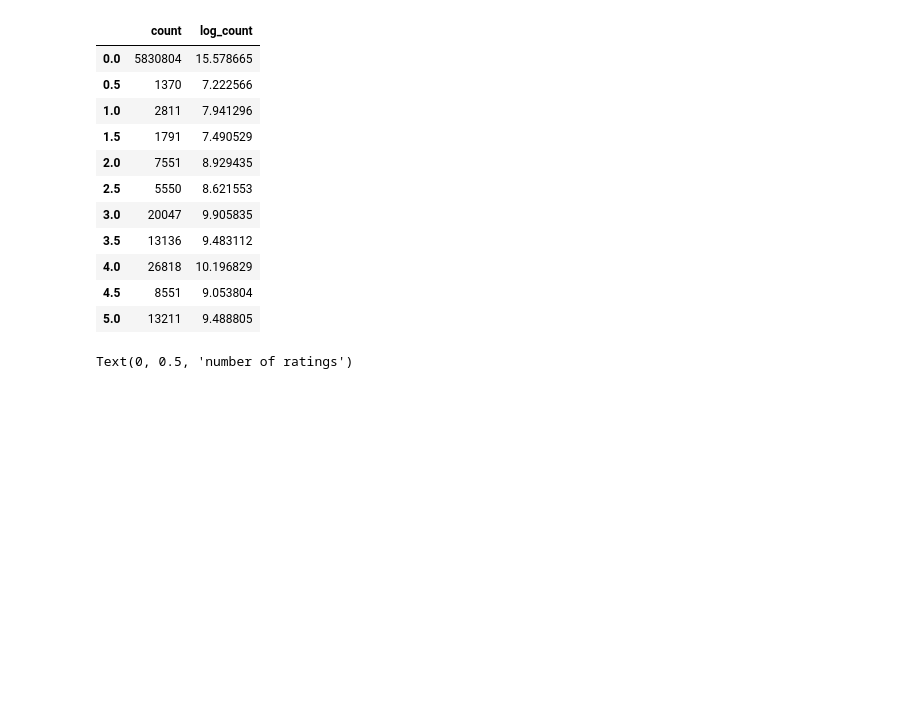
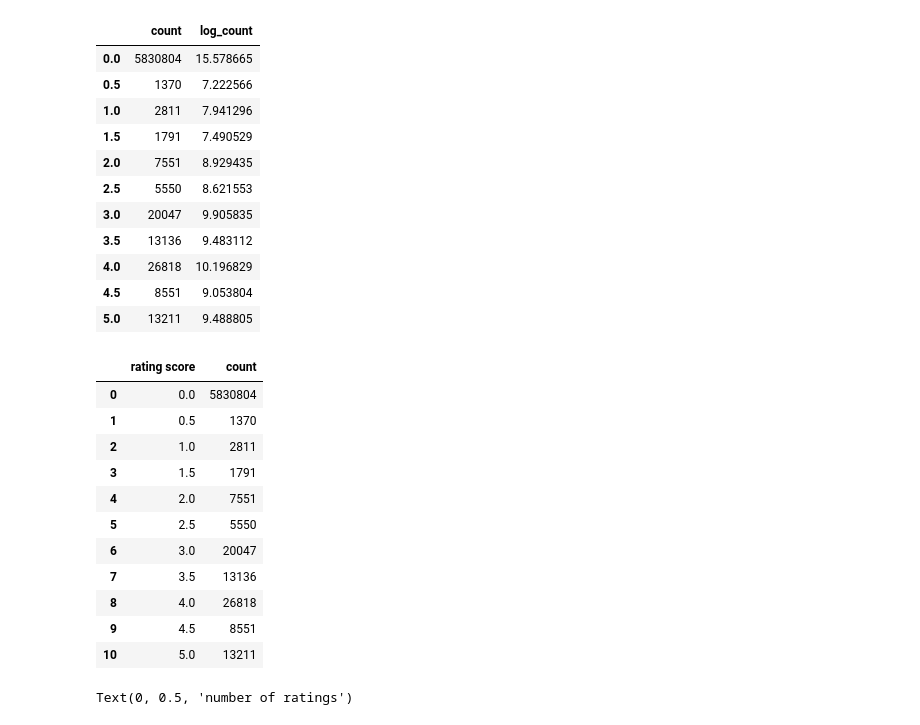
Before and after one commit to donghae0414/BigData_2020-2-, a Jupyter notebook: 20141095_knn.ipynb, the cells around one changed output. Cells and saved outputs as stored; diff of their text form; code cells hidden in the pictures; blank space fills up the shorter version.

```diff
--- a/20141095_knn.ipynb
+++ b/20141095_knn.ipynb
@@ -114,4 +116,20 @@ df_ratings_cnt
 | 4.0 | 26818 | 10.196829 |
 | 4.5 | 8551 | 9.053804 |
 | 5.0 | 13211 | 9.488805 |
+# %%
+ex = df_ratings_cnt[['count']].reset_index().rename(columns={'index': 'rating score'})
+ex
+# %% [output]
+|  | rating score | count |
+| 0 | 0.0 | 5830804 |
+| 1 | 0.5 | 1370 |
+| 2 | 1.0 | 2811 |
+| 3 | 1.5 | 1791 |
+| 4 | 2.0 | 7551 |
+| 5 | 2.5 | 5550 |
+| 6 | 3.0 | 20047 |
+| 7 | 3.5 | 13136 |
+| 8 | 4.0 | 26818 |
+| 9 | 4.5 | 8551 |
+| 10 | 5.0 | 13211 |
 # %%
```
Also changed, not shown: parts of 10 cells of this notebook.
